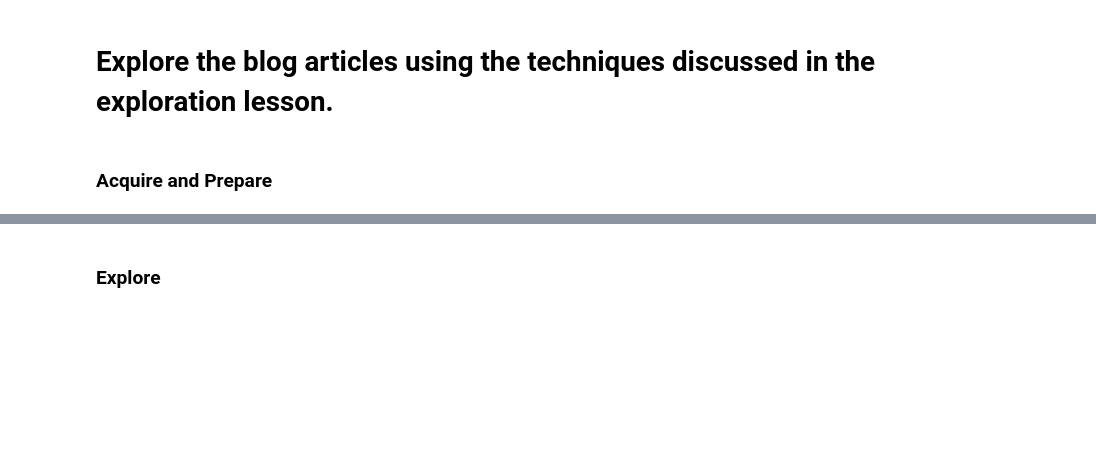
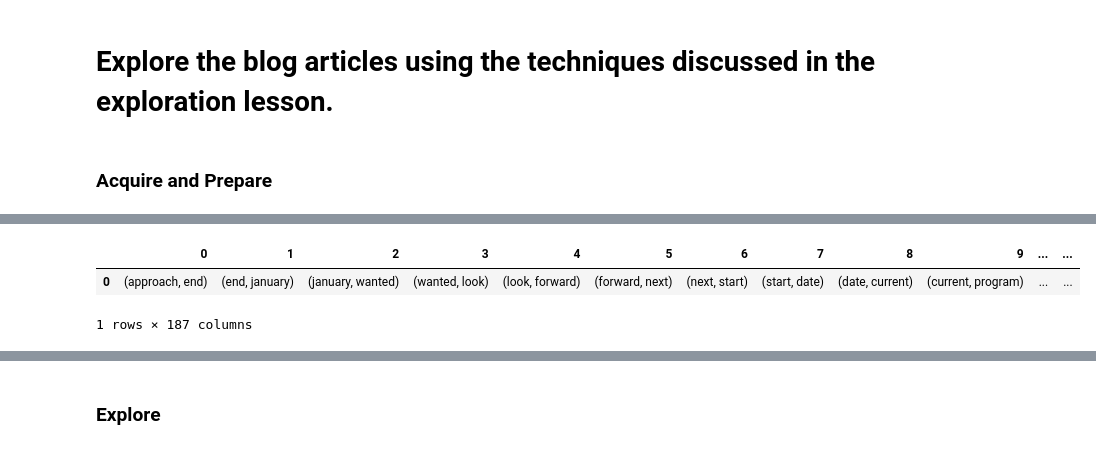
Before and after one commit to brianclements03/nlp, a Jupyter notebook: explore_current_iteration.ipynb, the cells around one changed output, grey strips where cells are left out. Saved outputs shown, nothing was run; the diff lists cells and outputs as text; code cells hidden in the pictures; blank space fills up the shorter version.

Commit message:
exploring how to vader analyze bigrams by row

```diff
--- a/explore_current_iteration.ipynb
+++ b/explore_current_iteration.ipynb
@@ -660,6 +660,8 @@ def further_prep(df, col):
     df['words'] = df.sentences.apply(lambda row: [nltk.word_tokenize(i) for i in row])
     df['bigrams'] = df.words.apply(lambda row: [list(nltk.bigrams(i)) for i in row])
     df['trigrams'] = df.words.apply(lambda row: [list(nltk.trigrams(i)) for i in row])
+    df['word_count'] = df.lemmatized.apply(str.split).apply(len)
+    df['overall_sentiment']= df.lemmatized.apply(lambda doc: sia.polarity_scores(doc)['compound'])
     return df
 # %%
 blogs_df =acquire.get_blog_articles(cached=False)
@@ -674,0 +679,14 @@ blogs_df.head(2)
+# %%
+# blog_bigrams = pd.Series(nltk.bigrams(blogs_df.bigrams.split()))
+
+# blog_bigrams
+
+bigrams_test = blogs_df.bigrams[0]
+
+bigrams_test_df = pd.DataFrame(bigrams_test)
+
+bigrams_test_df
+# %% [output]
+|  | 0 | 1 | 2 | 3 | 4 | 5 | 6 | 7 | 8 | 9 | ... | ... |
+| 0 | (approach, end) | (end, january) | (january, wanted) | (wanted, look) | (look, forward) | (forward, next) | (next, start) | (start, date) | (date, current) | (current, program) | ... | ... |
+1 rows × 187 columns
```
Also changed, not shown: parts of 4 cells of this notebook, 1 other file.
